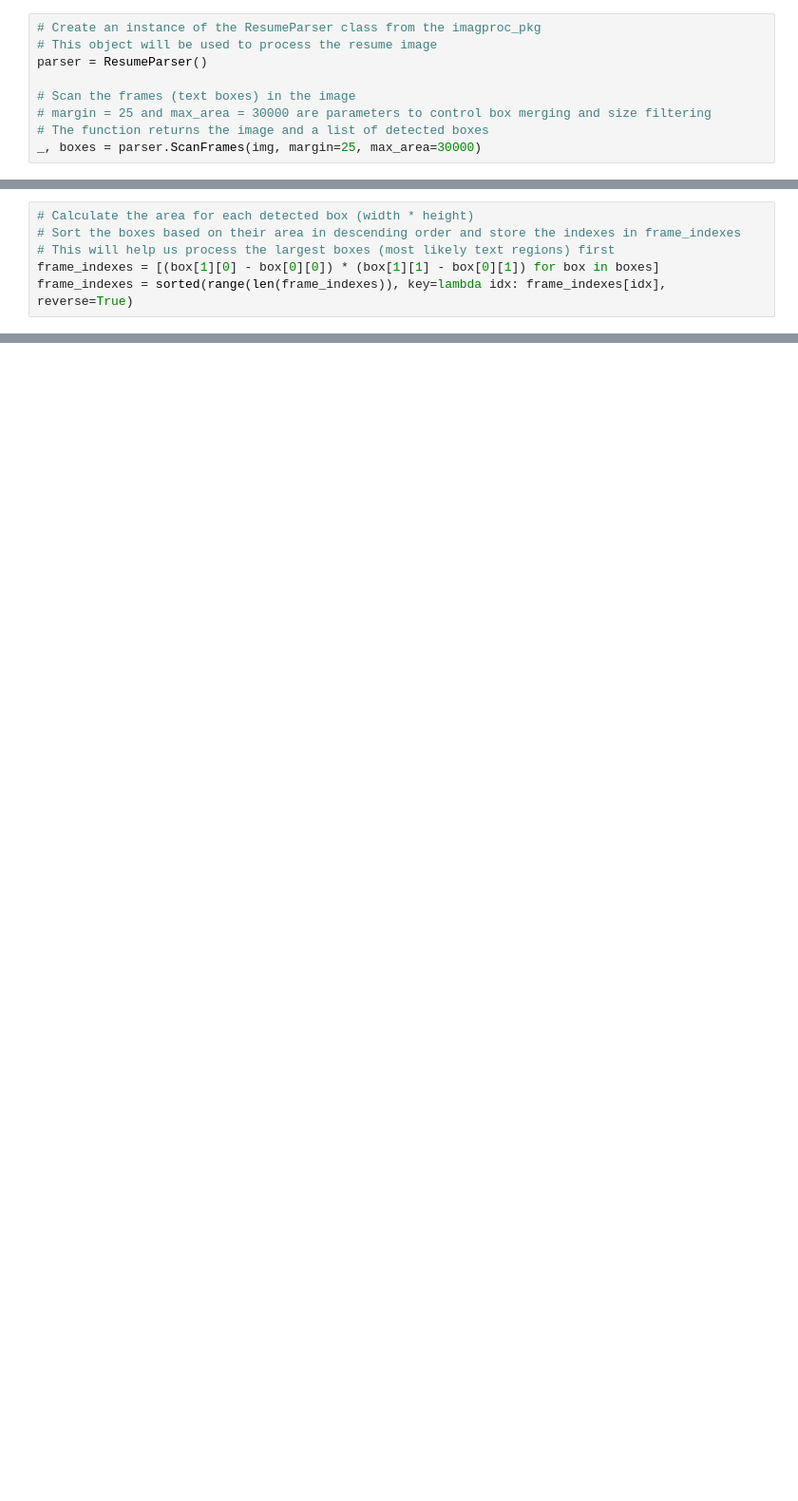
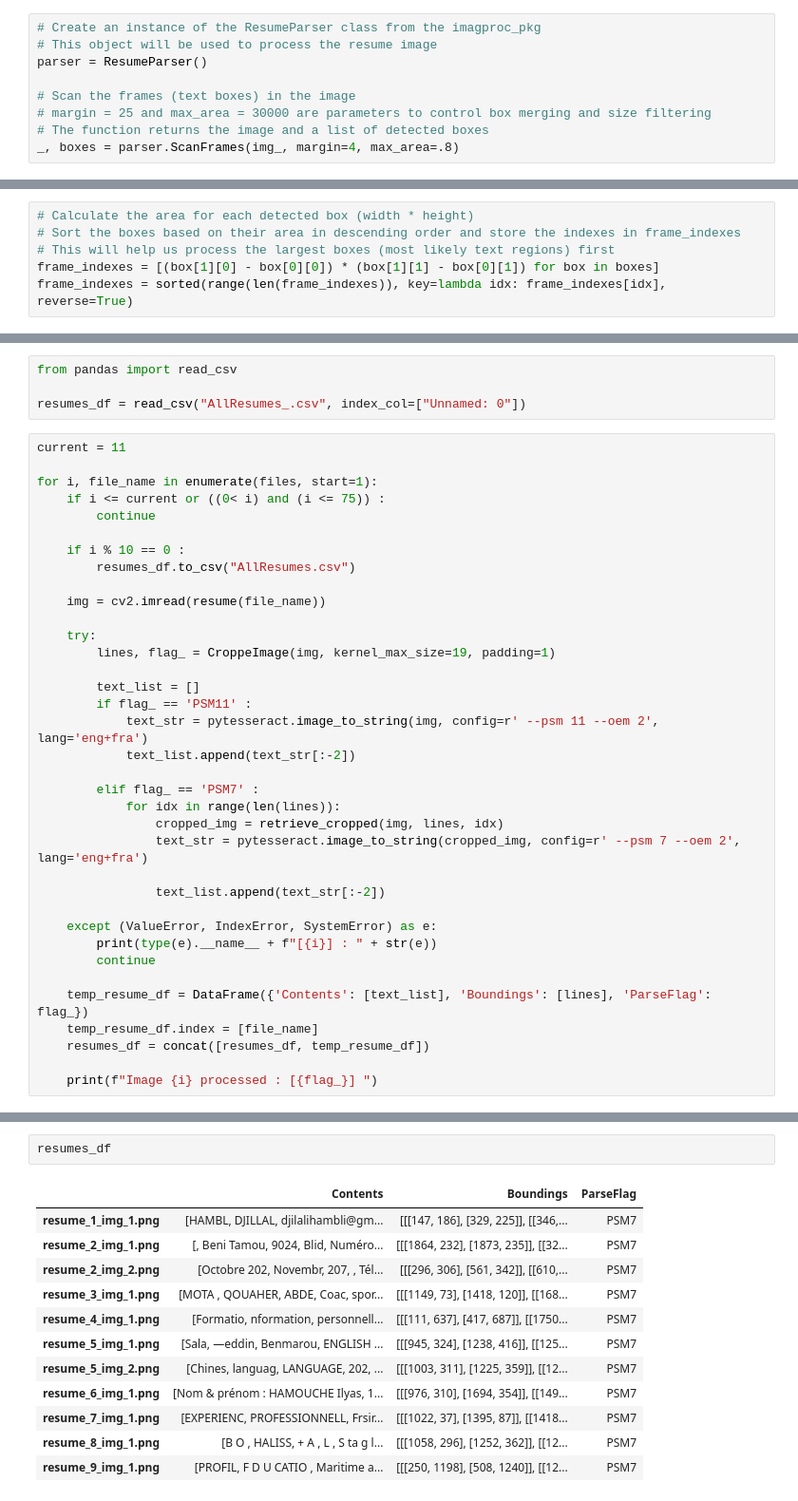
Before and after one commit to AbdElOuadoudK/Paperless, a Jupyter notebook: sources/scripts/main_process.ipynb, the cells around one changed output, grey strips where cells are left out. Shown at 95% size. Drawn from its saved outputs; the diff is of its cells as text; blank space fills up the shorter version.

```diff
--- a/sources/scripts/main_process.ipynb
+++ b/sources/scripts/main_process.ipynb
@@ -43,4 +184,4 @@ parser = ResumeParser()
 # Scan the frames (text boxes) in the image
 # margin = 25 and max_area = 30000 are parameters to control box merging and size filtering
 # The function returns the image and a list of detected boxes
-_, boxes = parser.ScanFrames(img, margin=25, max_area=30000)
+_, boxes = parser.ScanFrames(img_, margin=4, max_area=.8)
@@ -117,0 +884,40 @@ text_list
+# %%
+from pandas import read_csv
+
+resumes_df = read_csv("AllResumes_.csv", index_col=["Unnamed: 0"])
+# %%
+current = 11
+
+for i, file_name in enumerate(files, start=1):
+    if i <= current or ((0< i) and (i <= 75)) :
+        continue
+
+    if i % 10 == 0 :
+        resumes_df.to_csv("AllResumes.csv")
+
+    img = cv2.imread(resume(file_name))
+
+    try:
+        lines, flag_ = CroppeImage(img, kernel_max_size=19, padding=1)
+
+        text_list = []
+        if flag_ == 'PSM11' :
+            text_str = pytesseract.image_to_string(img, config=r' --psm 11 --oem 2', lang='eng+fra')
+            text_list.append(text_str[:-2])
+
+        elif flag_ == 'PSM7' :
+            for idx in range(len(lines)):
+                cropped_img = retrieve_cropped(img, lines, idx)
+                text_str = pytesseract.image_to_string(cropped_img, config=r' --psm 7 --oem 2', lang='eng+fra')
+
+                text_list.append(text_str[:-2])
+
+    except (ValueError, IndexError, SystemError) as e:
+        print(type(e).__name__ + f"[{i}] : " + str(e))
+        continue
+
+    temp_resume_df = DataFrame({'Contents': [text_list], 'Boundings': [lines], 'ParseFlag': flag_})
+    temp_resume_df.index = [file_name]
+    resumes_df = concat([resumes_df, temp_resume_df])
+
+    print(f"Image {i} processed : [{flag_}] ")
@@ -117,0 +945,15 @@ text_list
+# %%
+resumes_df
+# %% [output]
+|  | Contents | Boundings | ParseFlag |
+| resume_1_img_1.png | [HAMBL, DJILLAL, djilalihambli@gm... | [[[147, 186], [329, 225]], [[346,... | PSM7 |
+| resume_2_img_1.png | [, Beni Tamou, 9024, Blid, Numéro... | [[[1864, 232], [1873, 235]], [[32... | PSM7 |
+| resume_2_img_2.png | [Octobre 202, Novembr, 207, , Tél... | [[[296, 306], [561, 342]], [[610,... | PSM7 |
+| resume_3_img_1.png | [MOTA , QOUAHER, ABDE, Coac, spor... | [[[1149, 73], [1418, 120]], [[168... | PSM7 |
+| resume_4_img_1.png | [Formatio, nformation, personnell... | [[[111, 637], [417, 687]], [[1750... | PSM7 |
+| resume_5_img_1.png | [Sala, —eddin, Benmarou, ENGLISH ... | [[[945, 324], [1238, 416]], [[125... | PSM7 |
+| resume_5_img_2.png | [Chines, languag, LANGUAGE, 202, ... | [[[1003, 311], [1225, 359]], [[12... | PSM7 |
+| resume_6_img_1.png | [Nom & prénom : HAMOUCHE Ilyas, 1... | [[[976, 310], [1694, 354]], [[149... | PSM7 |
+| resume_7_img_1.png | [EXPERIENC, PROFESSIONNELL, Frsir... | [[[1022, 37], [1395, 87]], [[1418... | PSM7 |
+| resume_8_img_1.png | [B O , HALISS, + A , L , S ta g l... | [[[1058, 296], [1252, 362]], [[12... | PSM7 |
+| resume_9_img_1.png | [PROFIL, F D U CATIO , Maritime a... | [[[250, 1198], [508, 1240]], [[12... | PSM7 |
```
Also changed, not shown: parts of 16 cells of this notebook.
